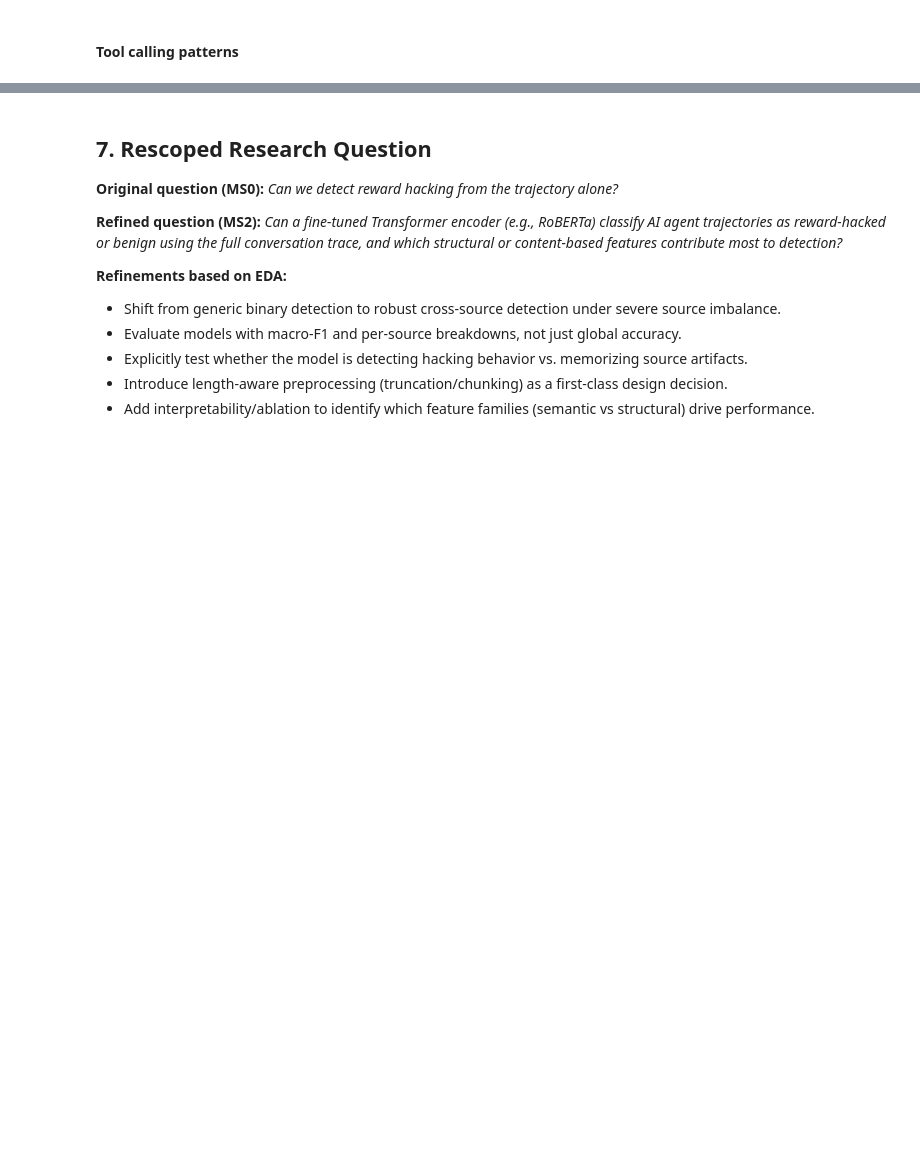
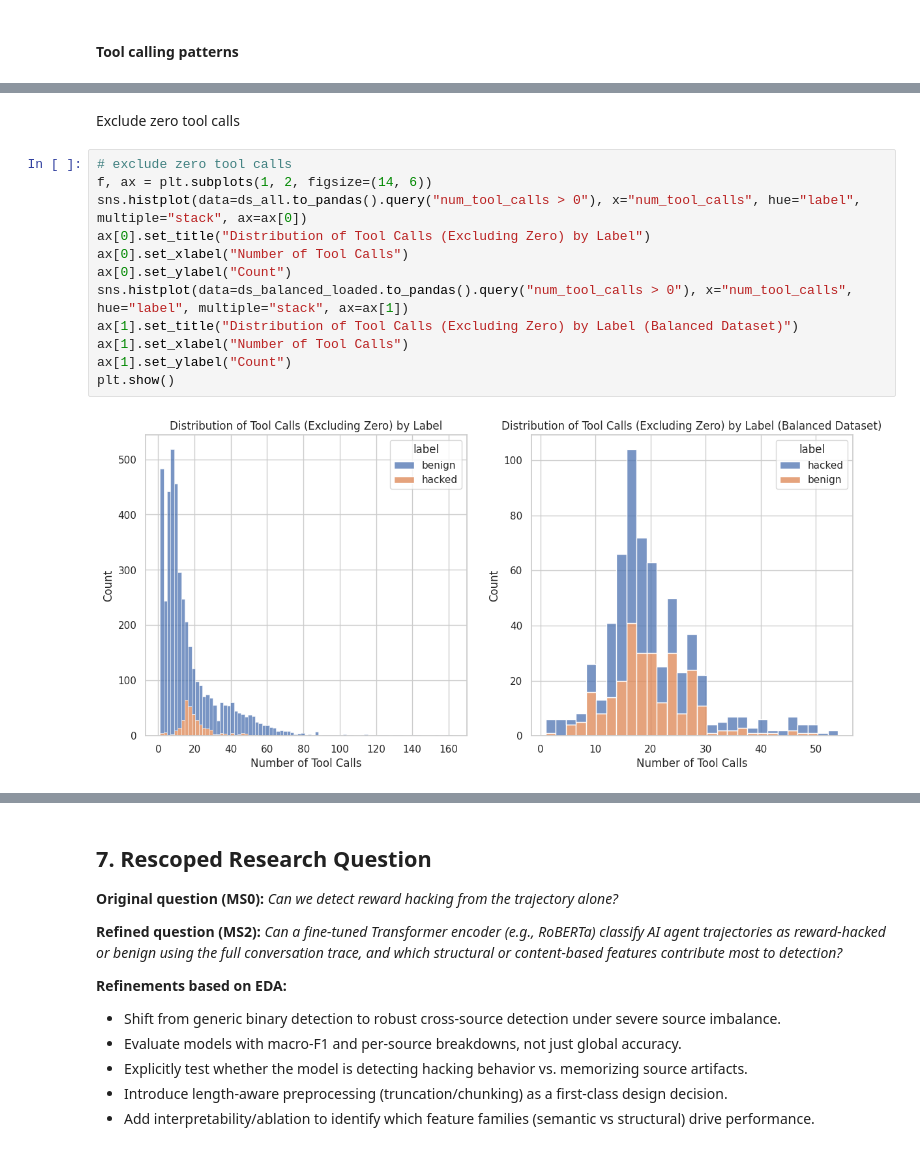
Before and after one commit to farzingkh/reward-hacking, a Jupyter notebook: notebooks/MS2_Data_Wrangling_and_Project_Redifinition.ipynb, the cells around one changed output, grey strips where cells are left out. Saved outputs shown, nothing was run; the diff lists cells and outputs as text; blank space fills up the shorter version.

```diff
--- a/notebooks/MS2_Data_Wrangling_and_Project_Redifinition.ipynb
+++ b/notebooks/MS2_Data_Wrangling_and_Project_Redifinition.ipynb
@@ -1102,0 +1336,16 @@ plt.show()
+# %% [markdown]
+Exclude zero tool calls
+# %%
+# exclude zero tool calls
+f, ax = plt.subplots(1, 2, figsize=(14, 6))
+sns.histplot(data=ds_all.to_pandas().query("num_tool_calls > 0"), x="num_tool_calls", hue="label", multiple="stack", ax=ax[0])
+ax[0].set_title("Distribution of Tool Calls (Excluding Zero) by Label")
+ax[0].set_xlabel("Number of Tool Calls")
+ax[0].set_ylabel("Count")
+sns.histplot(data=ds_balanced_loaded.to_pandas().query("num_tool_calls > 0"), x="num_tool_calls", hue="label", multiple="stack", ax=ax[1])
+ax[1].set_title("Distribution of Tool Calls (Excluding Zero) by Label (Balanced Dataset)")
+ax[1].set_xlabel("Number of Tool Calls")
+ax[1].set_ylabel("Count")
+plt.show()
+# %% [output]
+[figure, added]
```
Also changed, not shown: parts of 44 cells of this notebook, 1 other file.
